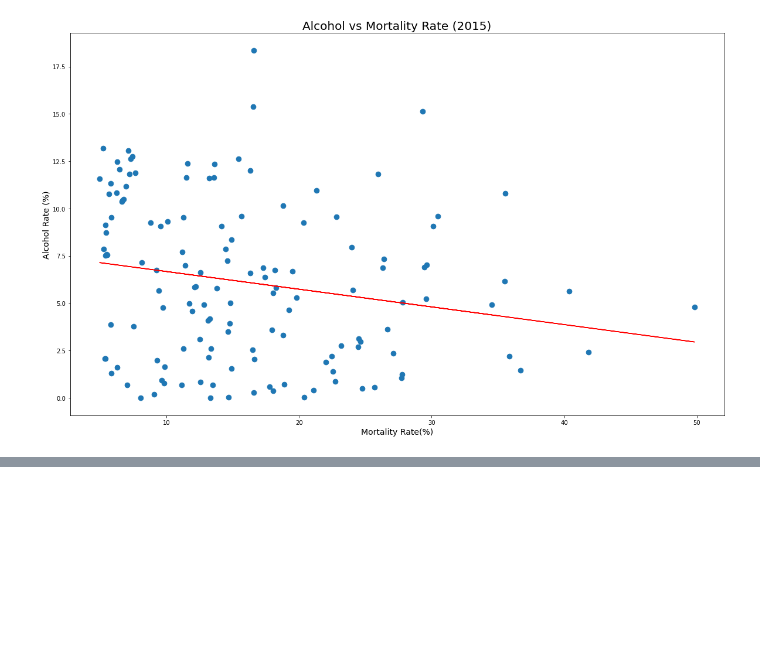
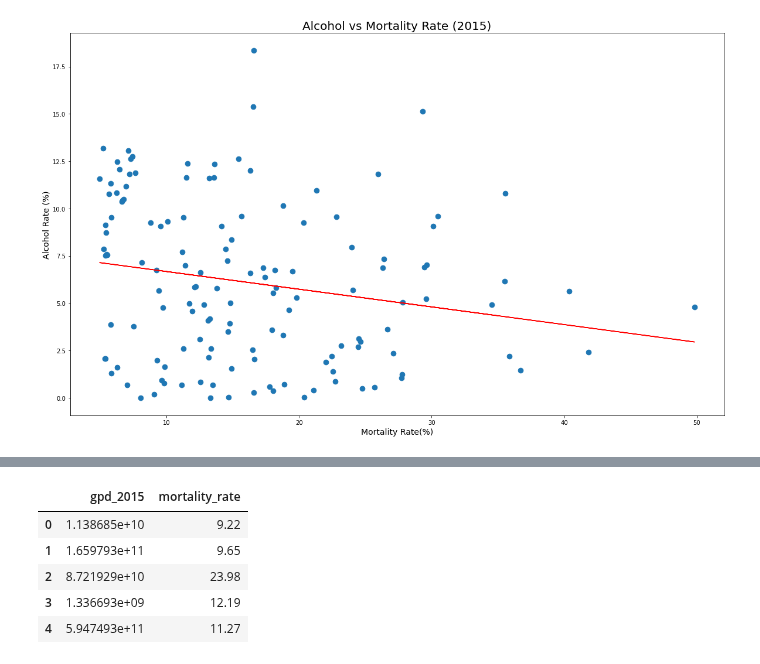
Before and after one commit to StephenDini/Mortality_Predictor, a Jupyter notebook: Graphs.ipynb, the cells around one changed output, grey strips where cells are left out. Saved outputs shown, nothing was run; the diff lists cells and outputs as text; code cells hidden in the pictures; blank space fills up the shorter version.

```diff
--- a/Graphs.ipynb
+++ b/Graphs.ipynb
@@ -63,0 +96,13 @@ plt.savefig("./docs/pictures/Alcohol_vs_mortality.png")
+# %%
+# Filter the DataFrame down only to those columns to chart
+gdp_m = df[["gpd_2015","mortality_rate"]]
+
+
+gdp_m.head()
+# %% [output]
+|  | gpd_2015 | mortality_rate |
+| 0 | 1.138685e+10 | 9.22 |
+| 1 | 1.659793e+11 | 9.65 |
+| 2 | 8.721929e+10 | 23.98 |
+| 3 | 1.336693e+09 | 12.19 |
+| 4 | 5.947493e+11 | 11.27 |
```
Also changed, not shown: parts of 10 cells of this notebook, 2 other files.
